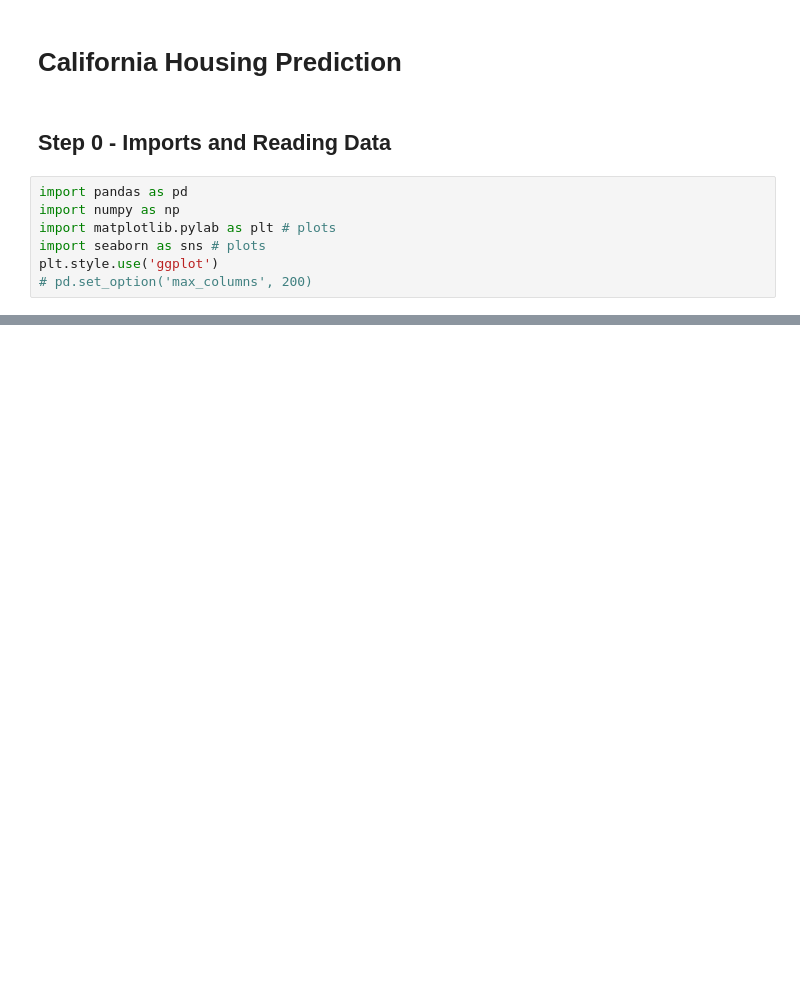
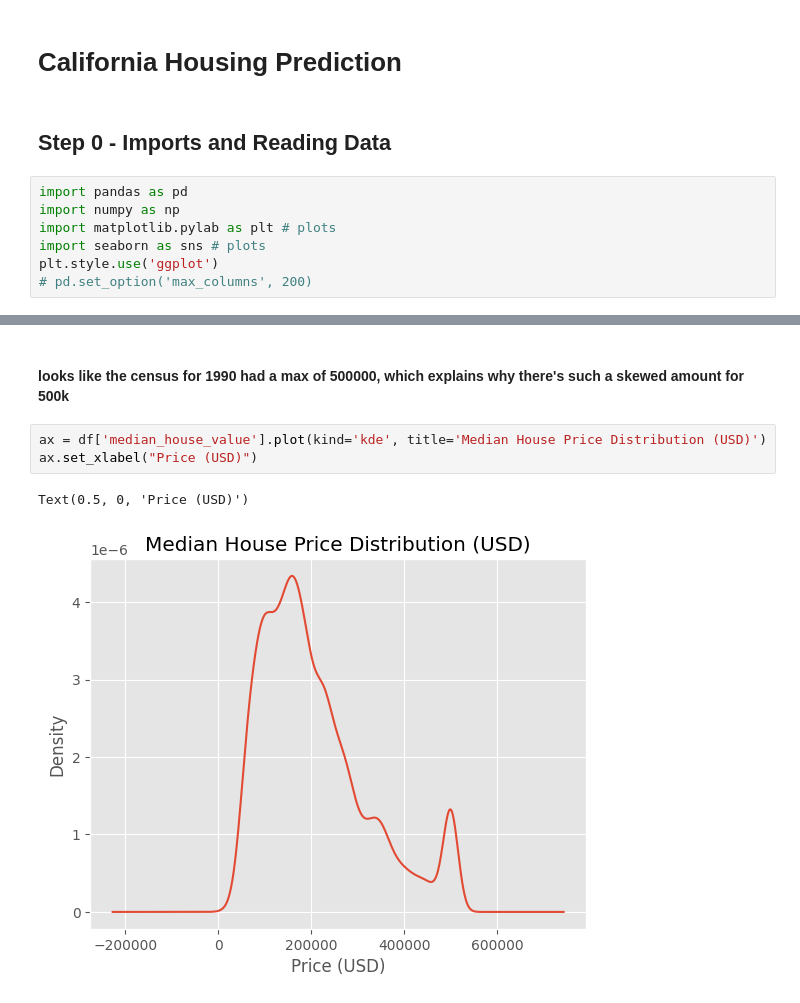
Before and after one commit to Kaydonius/California-Housing, a Jupyter notebook: notebooks/housing_analysis.ipynb, the cells around one changed output, grey strips where cells are left out. Drawn from its saved outputs; the diff is of its cells as text; blank space fills up the shorter version.

```diff
--- a/notebooks/housing_analysis.ipynb
+++ b/notebooks/housing_analysis.ipynb
@@ -33,0 +180,8 @@ None
+# %% [markdown]
+#### looks like the census for 1990 had a max of 500000, which explains why there's such a skewed amount for 500k
+# %%
+ax = df['median_house_value'].plot(kind='kde', title='Median House Price Distribution (USD)')
+ax.set_xlabel("Price (USD)")
+# %% [output]
+Text(0.5, 0, 'Price (USD)')
+[figure, added]
```
Also changed, not shown: parts of 18 cells of this notebook, 2 other files.
